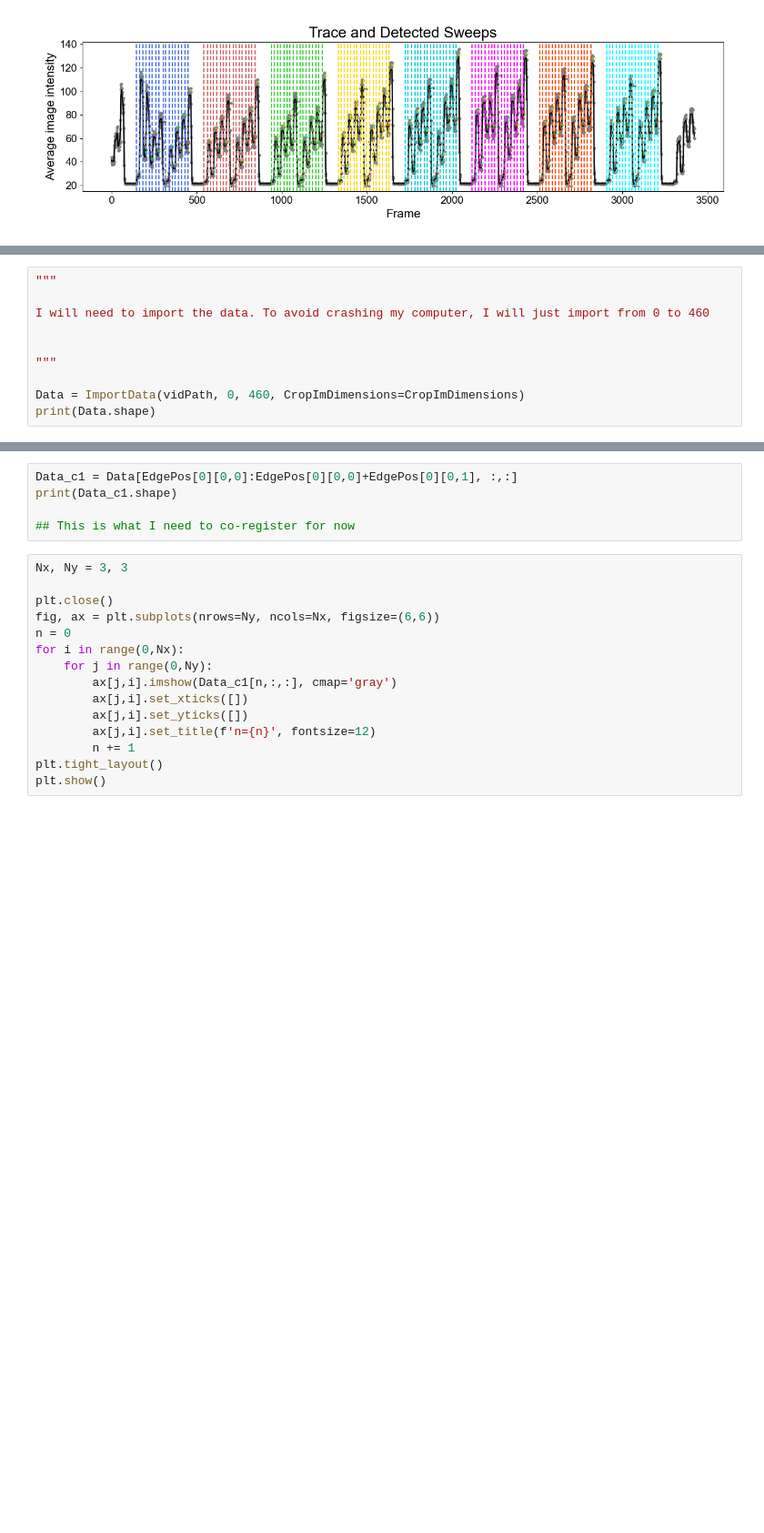
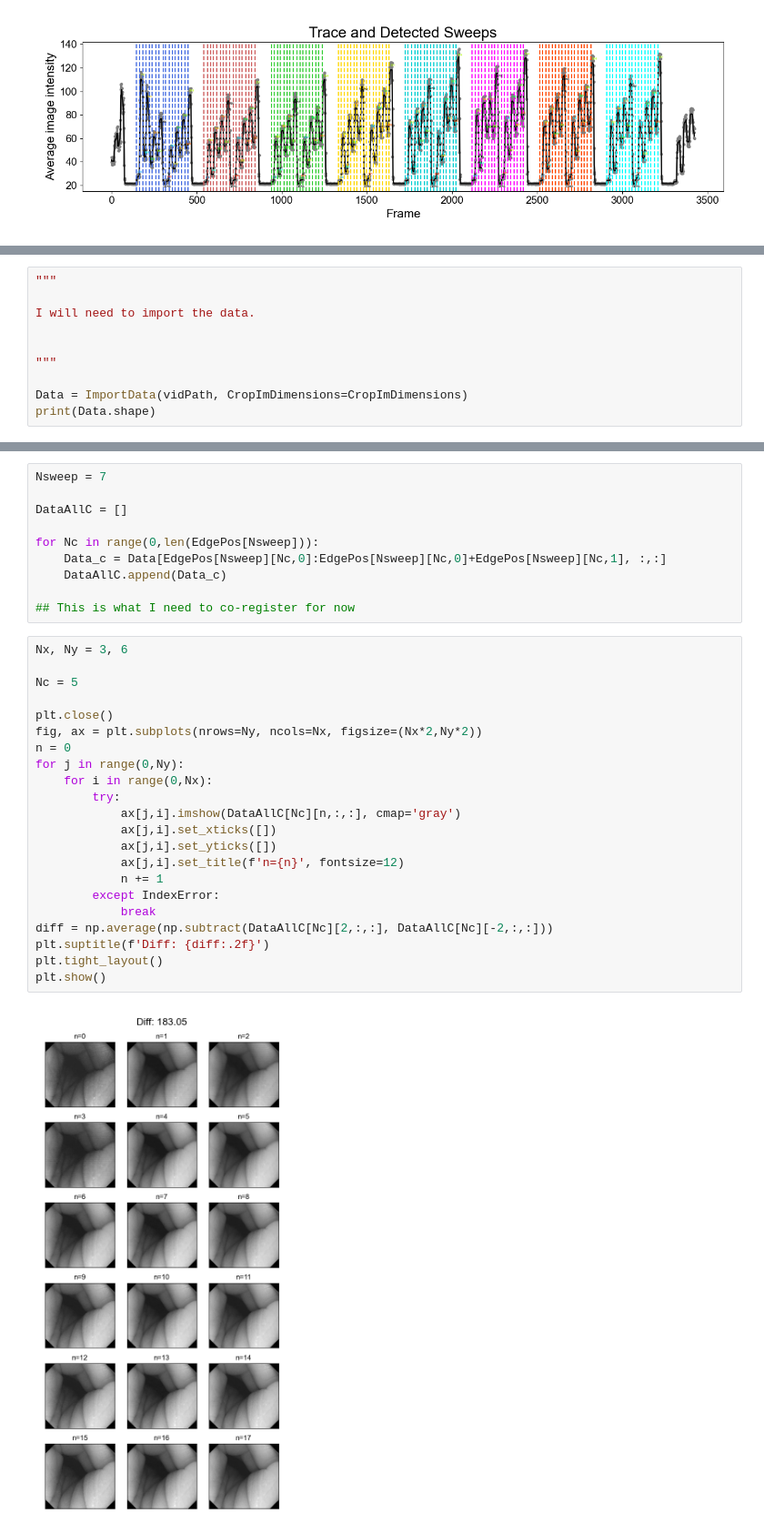
Before and after one commit to YzaboRa/HySE_CoRegistration, a Jupyter notebook: CoRegistration_HandTest.ipynb, the cells around one changed output, grey strips where cells are left out. Shown at 91% size. Cells and saved outputs as stored; diff of their text form; blank space fills up the shorter version.

```diff
--- a/CoRegistration_HandTest.ipynb
+++ b/CoRegistration_HandTest.ipynb
@@ -134,10 +166,10 @@ print(EdgePos[0])
 # %%
 """
 
-I will need to import the data. To avoid crashing my computer, I will just import from 0 to 460
+I will need to import the data.
 
 
 """
 
-Data = ImportData(vidPath, 0, 460, CropImDimensions=CropImDimensions)
+Data = ImportData(vidPath, CropImDimensions=CropImDimensions)
 print(Data.shape)
@@ -144,22 +180,36 @@ print(Data.shape)
 # %%
-Data_c1 = Data[EdgePos[0][0,0]:EdgePos[0][0,0]+EdgePos[0][0,1], :,:]
-print(Data_c1.shape)
+Nsweep = 7
+
+DataAllC = []
+
+for Nc in range(0,len(EdgePos[Nsweep])):
+    Data_c = Data[EdgePos[Nsweep][Nc,0]:EdgePos[Nsweep][Nc,0]+EdgePos[Nsweep][Nc,1], :,:]
+    DataAllC.append(Data_c)
 
 ## This is what I need to co-register for now
 # %%
-Nx, Ny = 3, 3
+Nx, Ny = 3, 6
+
+Nc = 5
 
 plt.close()
-fig, ax = plt.subplots(nrows=Ny, ncols=Nx, figsize=(6,6))
+fig, ax = plt.subplots(nrows=Ny, ncols=Nx, figsize=(Nx*2,Ny*2))
 n = 0
-for i in range(0,Nx):
-    for j in range(0,Ny):
-        ax[j,i].imshow(Data_c1[n,:,:], cmap='gray')
-        ax[j,i].set_xticks([])
-        ax[j,i].set_yticks([])
-        ax[j,i].set_title(f'n={n}', fontsize=12)
-        n += 1
+for j in range(0,Ny):
+    for i in range(0,Nx):
+        try:
+            ax[j,i].imshow(DataAllC[Nc][n,:,:], cmap='gray')
+            ax[j,i].set_xticks([])
+            ax[j,i].set_yticks([])
+            ax[j,i].set_title(f'n={n}', fontsize=12)
+            n += 1
+        except IndexError:
+            break
+diff = np.average(np.subtract(DataAllC[Nc][2,:,:], DataAllC[Nc][-2,:,:]))
+plt.suptitle(f'Diff: {diff:.2f}')
 plt.tight_layout()
 plt.show()
+# %% [output]
+[figure, added]
 # %%
 plt.close()
```
Also changed, not shown: parts of 8 cells of this notebook, 2 other files.
